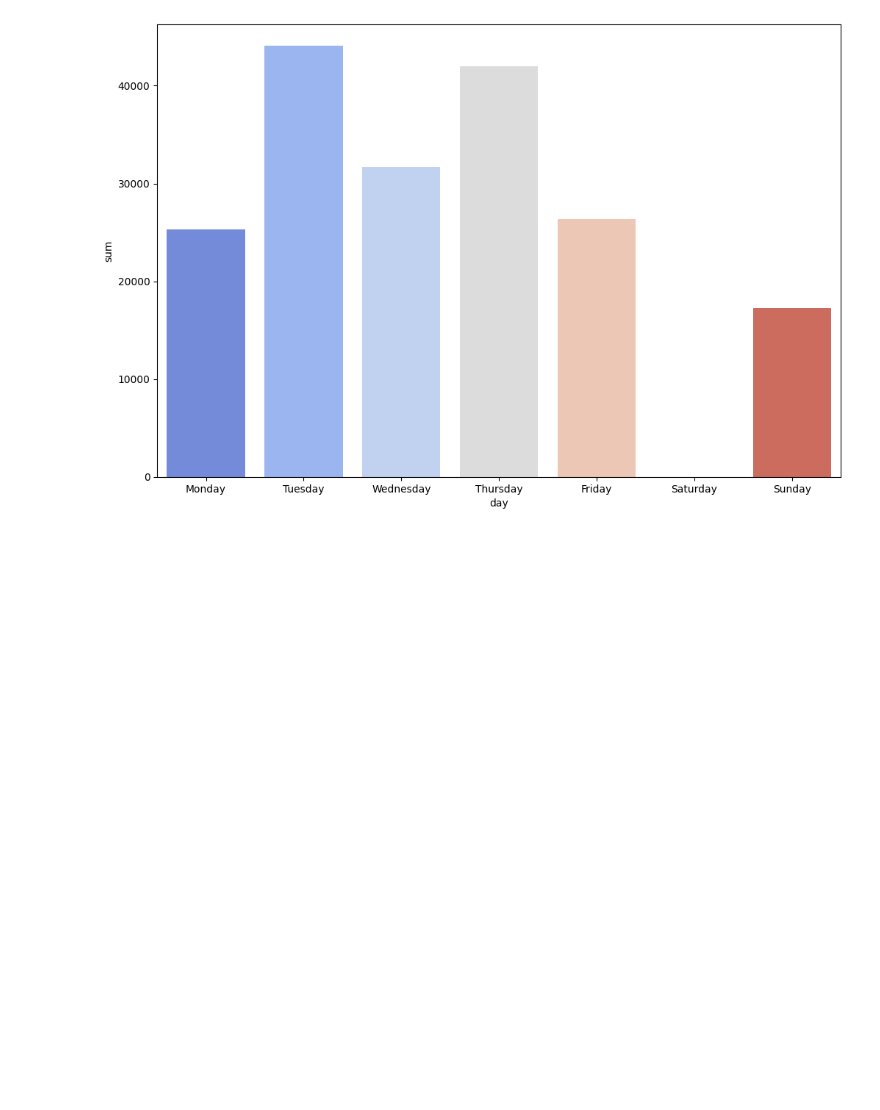
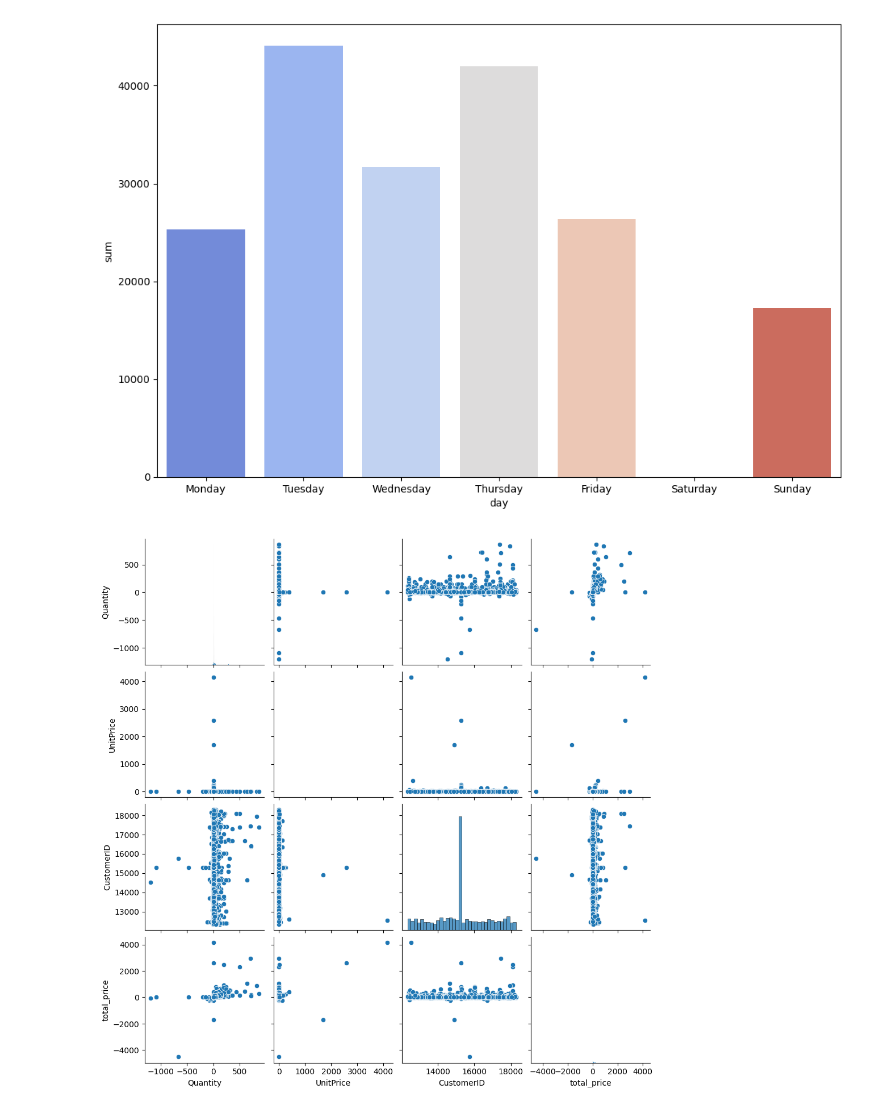
Before and after one commit to student-repos-ci/pa-missing-data, a Jupyter notebook: notebooks/online_retail_transactions_notebooks/load.ipynb, the cells around one changed output. Cells and saved outputs as stored; diff of their text form; code cells hidden in the pictures; blank space fills up the shorter version.

```diff
--- a/notebooks/online_retail_transactions_notebooks/load.ipynb
+++ b/notebooks/online_retail_transactions_notebooks/load.ipynb
@@ -168,3 +168,8 @@ Passing `palette` without assigning `hue` is deprecated and will be removed in v
 
   sns.barplot(x='day', y='sum', data=daily_sales, palette='coolwarm')
 [figure]
+# %%
+sns.pairplot(df)
+plt.show()
+# %% [output]
+[figure, added]
```
Also changed, not shown: parts of 1 cell of this notebook, 9 other files.
